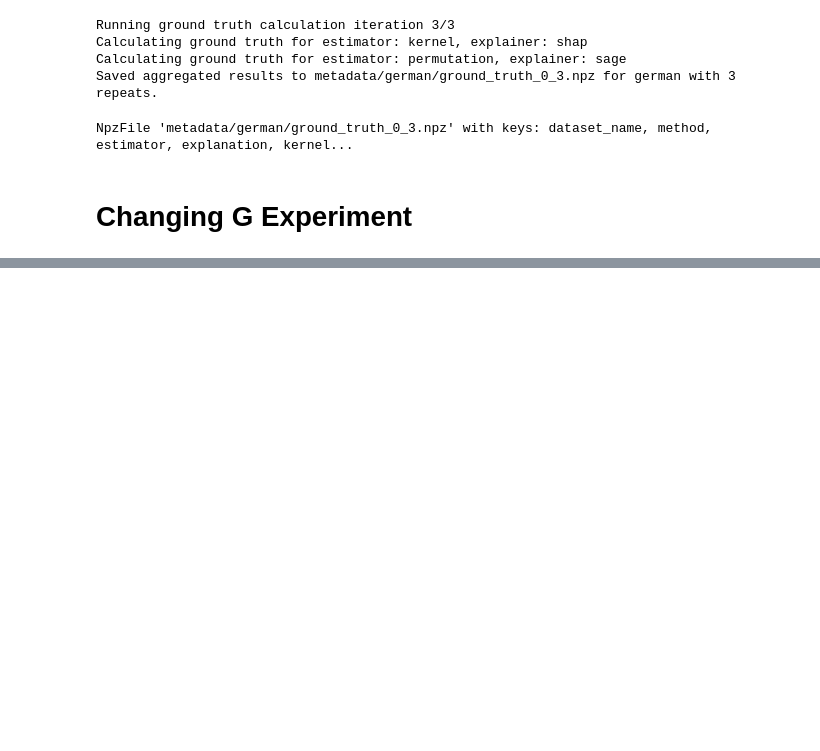
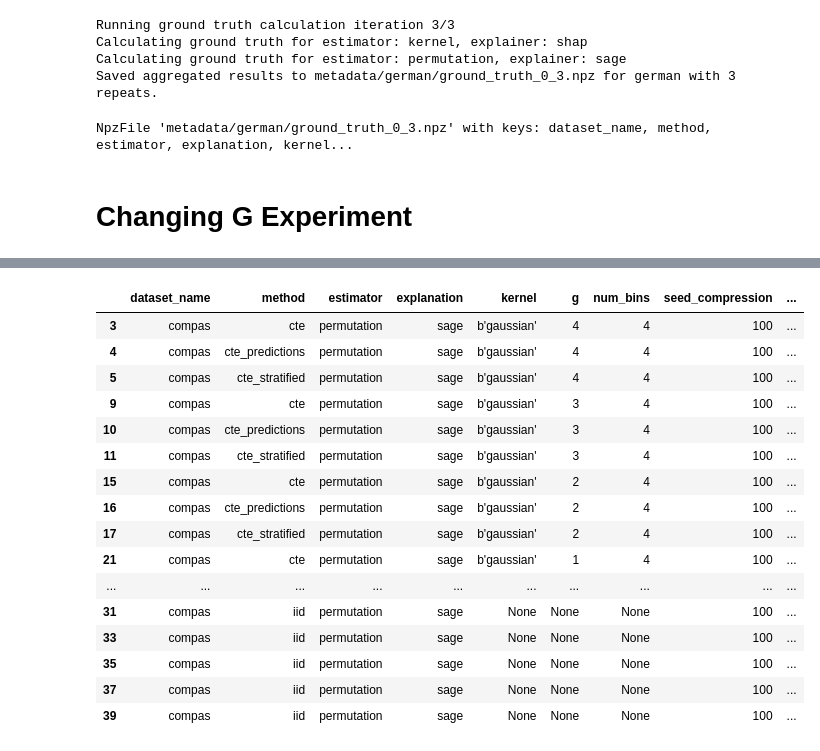
Before and after one commit to kateqwerty001/bsc-compress-then-explain, a Jupyter notebook: package/usage_example.ipynb, the cells around one changed output, grey strips where cells are left out. Cells and saved outputs as stored; diff of their text form; code cells hidden in the pictures; blank space fills up the shorter version.

```diff
--- a/package/usage_example.ipynb
+++ b/package/usage_example.ipynb
@@ -97,0 +197,20 @@ Results saved to metadata/german/AttemptExperiment/changing_g_with_metrics.npz.
+# %%
+df_sage.head(20)
+# %% [output]
+|  | dataset_name | method | estimator | explanation | kernel | g | num_bins | seed_compression | ... |
+| 3 | compas | cte | permutation | sage | b'gaussian' | 4 | 4 | 100 | ... |
+| 4 | compas | cte_predictions | permutation | sage | b'gaussian' | 4 | 4 | 100 | ... |
+| 5 | compas | cte_stratified | permutation | sage | b'gaussian' | 4 | 4 | 100 | ... |
+| 9 | compas | cte | permutation | sage | b'gaussian' | 3 | 4 | 100 | ... |
+| 10 | compas | cte_predictions | permutation | sage | b'gaussian' | 3 | 4 | 100 | ... |
+| 11 | compas | cte_stratified | permutation | sage | b'gaussian' | 3 | 4 | 100 | ... |
+| 15 | compas | cte | permutation | sage | b'gaussian' | 2 | 4 | 100 | ... |
+| 16 | compas | cte_predictions | permutation | sage | b'gaussian' | 2 | 4 | 100 | ... |
+| 17 | compas | cte_stratified | permutation | sage | b'gaussian' | 2 | 4 | 100 | ... |
+| 21 | compas | cte | permutation | sage | b'gaussian' | 1 | 4 | 100 | ... |
+| ... | ... | ... | ... | ... | ... | ... | ... | ... | ... |
+| 31 | compas | iid | permutation | sage | None | None | None | 100 | ... |
+| 33 | compas | iid | permutation | sage | None | None | None | 100 | ... |
+| 35 | compas | iid | permutation | sage | None | None | None | 100 | ... |
+| 37 | compas | iid | permutation | sage | None | None | None | 100 | ... |
+| 39 | compas | iid | permutation | sage | None | None | None | 100 | ... |
```
Also changed, not shown: parts of 7 cells of this notebook, 16 other files.
